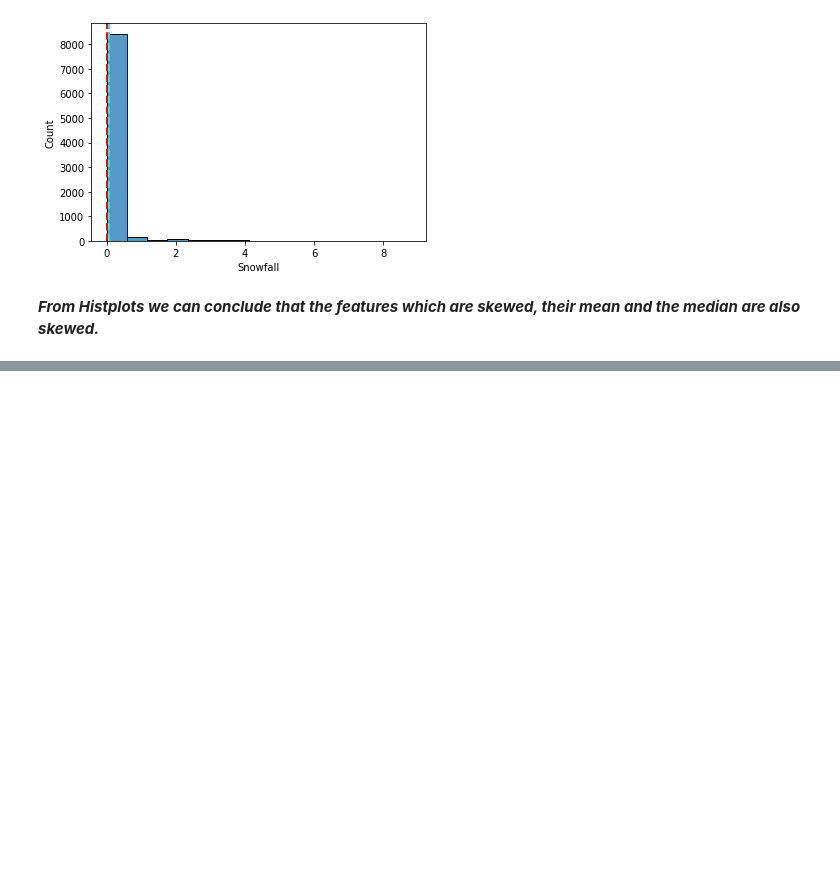
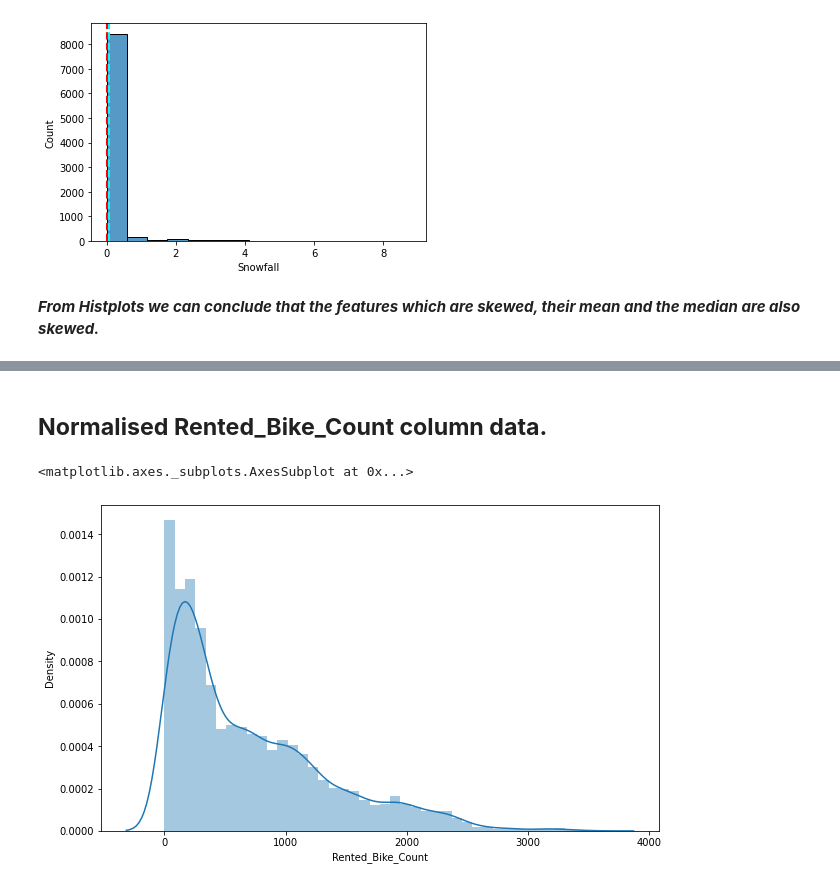
Before and after one commit to roysoni24/Bike-Sharing-Demand-Prediction, a Jupyter notebook: Copy_of_Bike_Sharing_Demand_Prediction_Capstone_Project.ipynb, the cells around one changed output, grey strips where cells are left out. Drawn from its saved outputs; the diff is of its cells as text; code cells hidden in the pictures; blank space fills up the shorter version.

```diff
--- a/Copy_of_Bike_Sharing_Demand_Prediction_Capstone_Project.ipynb
+++ b/Copy_of_Bike_Sharing_Demand_Prediction_Capstone_Project.ipynb
@@ -413,0 +436,9 @@ for col in numerical_features[:]:
+# %% [markdown]
+## **Normalised Rented_Bike_Count column data.**
+# %%
+#Distribution plot of Rented Bike Count
+plt.figure(figsize=(10,6))
+sns.distplot(bike_df['Rented_Bike_Count'])
+# %% [output]
+<matplotlib.axes._subplots.AxesSubplot at 0x...>
+[figure, added]
```
Also changed, not shown: parts of 11 cells of this notebook.
